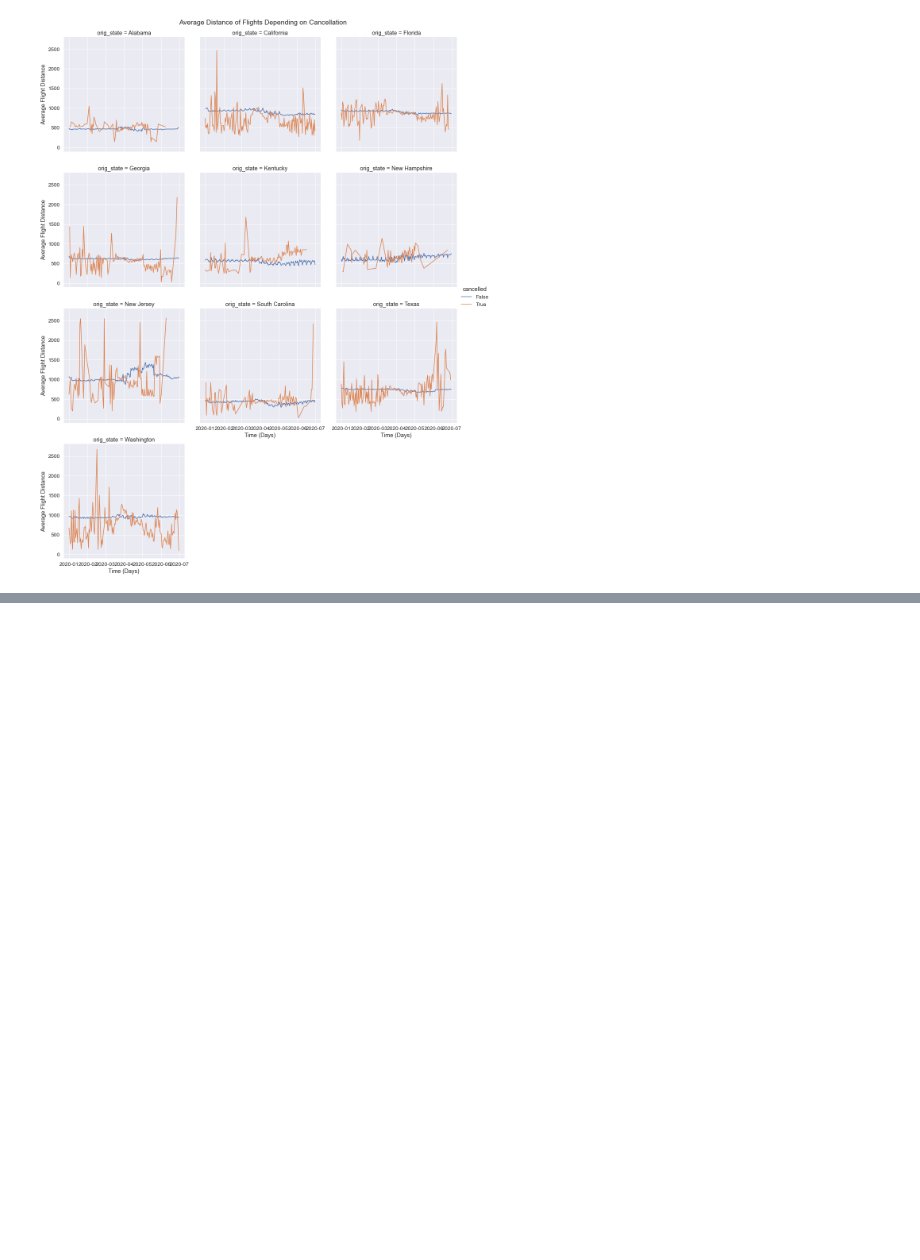
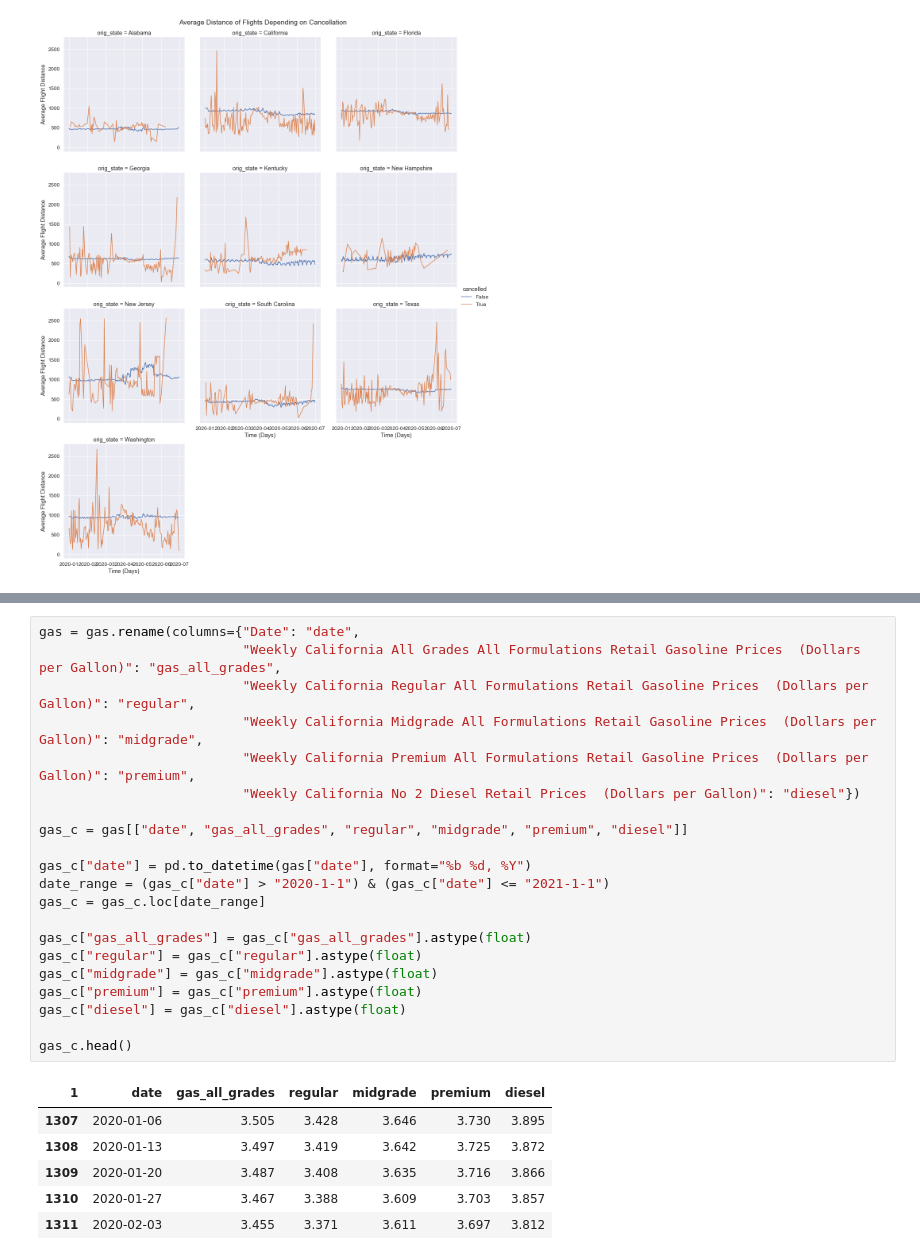
Before and after one commit to nahiJ/DATA-102-Final-Project, a Jupyter notebook: Workbook.ipynb, the cells around one changed output, grey strips where cells are left out. Drawn from its saved outputs; the diff is of its cells as text; blank space fills up the shorter version.

```diff
--- a/Workbook.ipynb
+++ b/Workbook.ipynb
@@ -285,0 +305,28 @@ ax_5.set_axis_labels(x_var="Time (Days)", y_var="Average Flight Distance");
+# %%
+gas = gas.rename(columns={"Date": "date",
+                          "Weekly California All Grades All Formulations Retail Gasoline Prices  (Dollars per Gallon)": "gas_all_grades",
+                          "Weekly California Regular All Formulations Retail Gasoline Prices  (Dollars per Gallon)": "regular",
+                          "Weekly California Midgrade All Formulations Retail Gasoline Prices  (Dollars per Gallon)": "midgrade",
+                          "Weekly California Premium All Formulations Retail Gasoline Prices  (Dollars per Gallon)": "premium",
+                          "Weekly California No 2 Diesel Retail Prices  (Dollars per Gallon)": "diesel"})
+
+gas_c = gas[["date", "gas_all_grades", "regular", "midgrade", "premium", "diesel"]]
+
+gas_c["date"] = pd.to_datetime(gas["date"], format="%b %d, %Y")
+date_range = (gas_c["date"] > "2020-1-1") & (gas_c["date"] <= "2021-1-1")
+gas_c = gas_c.loc[date_range]
+
+gas_c["gas_all_grades"] = gas_c["gas_all_grades"].astype(float)
+gas_c["regular"] = gas_c["regular"].astype(float)
+gas_c["midgrade"] = gas_c["midgrade"].astype(float)
+gas_c["premium"] = gas_c["premium"].astype(float)
+gas_c["diesel"] = gas_c["diesel"].astype(float)
+
+gas_c.head()
+# %% [output]
+| 1 | date | gas_all_grades | regular | midgrade | premium | diesel |
+| 1307 | 2020-01-06 | 3.505 | 3.428 | 3.646 | 3.730 | 3.895 |
+| 1308 | 2020-01-13 | 3.497 | 3.419 | 3.642 | 3.725 | 3.872 |
+| 1309 | 2020-01-20 | 3.487 | 3.408 | 3.635 | 3.716 | 3.866 |
+| 1310 | 2020-01-27 | 3.467 | 3.388 | 3.609 | 3.703 | 3.857 |
+| 1311 | 2020-02-03 | 3.455 | 3.371 | 3.611 | 3.697 | 3.812 |
```
Also changed, not shown: parts of 3 cells of this notebook.
